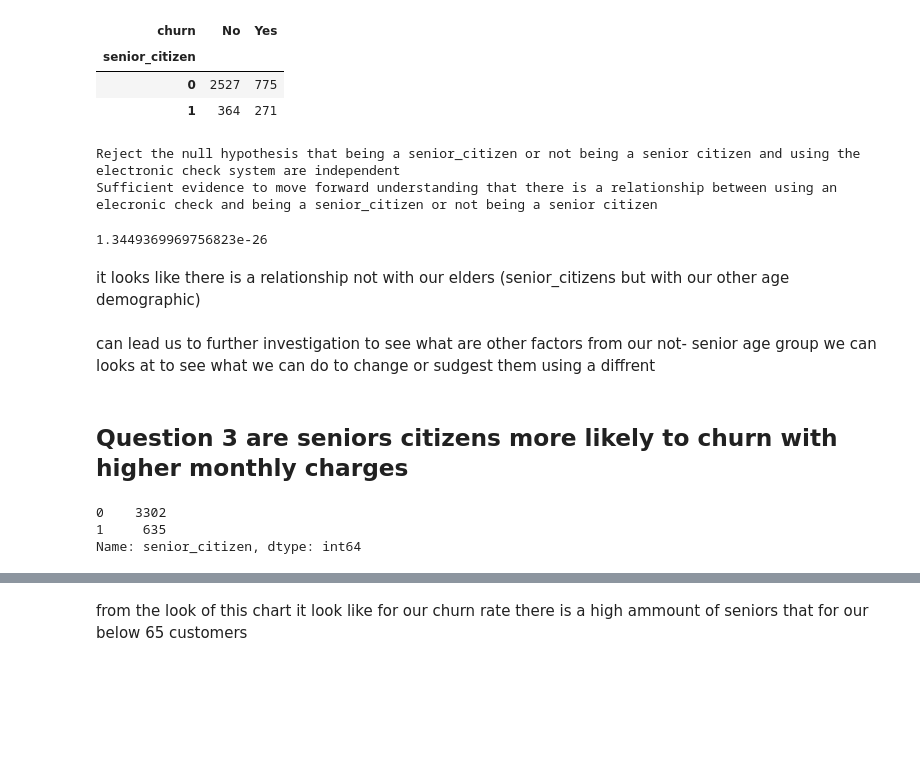
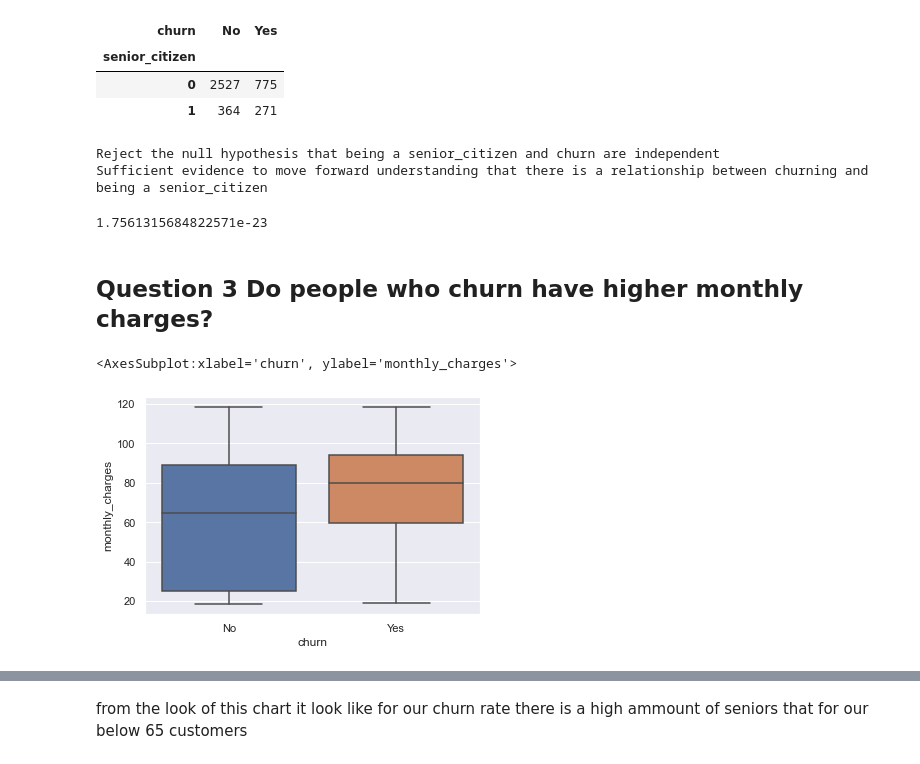
Before and after one commit to GladyBarrios/Telco_Classification_Project, a Jupyter notebook: rough_draft_Telco.ipynb, the cells around one changed output, grey strips where cells are left out. Cells and saved outputs as stored; diff of their text form; code cells hidden in the pictures; blank space fills up the shorter version.

```diff
--- a/scratch_pad_Telco.ipynb
+++ b/rough_draft_Telco.ipynb
@@ -225,11 +234,11 @@ no_senior = train[train.senior_citizen == 0]
 yes_senior = train[train.senior_citizen == 1]
 # %%
 # alpha = 0.05
-null_hypothesis = "being a senior_citizen and using the electronic check system are independent"
-alternative_hypothesis = "there is a relationship between using an elecronic check and being a senior_citizen"
+null_hypothesis = "being a senior_citizen and churn are independent"
+alternative_hypothesis = "there is a relationship between churning and being a senior_citizen"
 
 # # Setup a crosstab of observed survival to pclass
-observed = pd.crosstab(train.payment_type_Electronic_check, train.senior_citizen)
+observed = pd.crosstab(train.churn, train.senior_citizen)
 
 chi2, p, degf, expected = stats.chi2_contingency(observed)
 
@@ -241,18 +250,14 @@ else:
     print("Insufficient evidence to reject the null")
 p
 # %% [output]
-Reject the null hypothesis that being a senior_citizen or not being a senior citizen and using the electronic check system are independent
-Sufficient evidence to move forward understanding that there is a relationship between using an elecronic check and being a senior_citizen or not being a senior citizen
+Reject the null hypothesis that being a senior_citizen and churn are independent
+Sufficient evidence to move forward understanding that there is a relationship between churning and being a senior_citizen
-1.3449369969756823e-26
+1.7561315684822571e-23
-# %% [markdown]
-it looks like there is a relationship not with our elders (senior_citizens but with our other age demographic)
-# %% [markdown]
-can lead us to further investigation to see what are other factors from our not- senior age group we can looks at to see what we can do to change or sudgest them using a diffrent
 # %% [markdown]
-## Question 3 are seniors citizens more likely to churn with higher monthly charges
+## Question 3 Do people who churn have higher monthly charges?
-# %%
-train.senior_citizen.value_counts()
-# %% [output]
-0    3302
-1     635
-Name: senior_citizen, dtype: int64
+# %%
+
+sns.boxplot(x="churn", y="monthly_charges", data=train)
+# %% [output]
+<AxesSubplot:xlabel='churn', ylabel='monthly_charges'>
+[figure, added]
```
Also changed, not shown: parts of 22 cells of this notebook, 1 other file.
